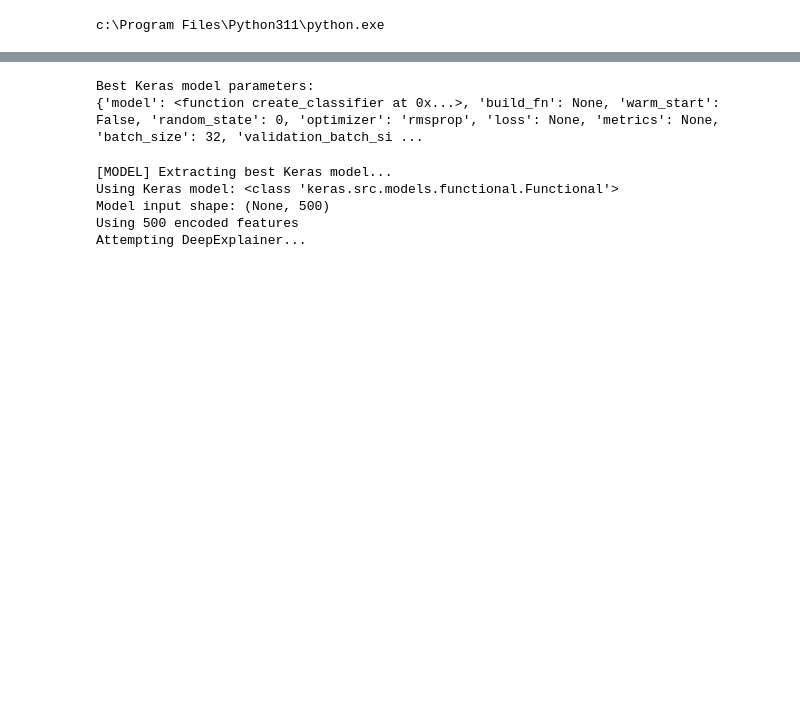
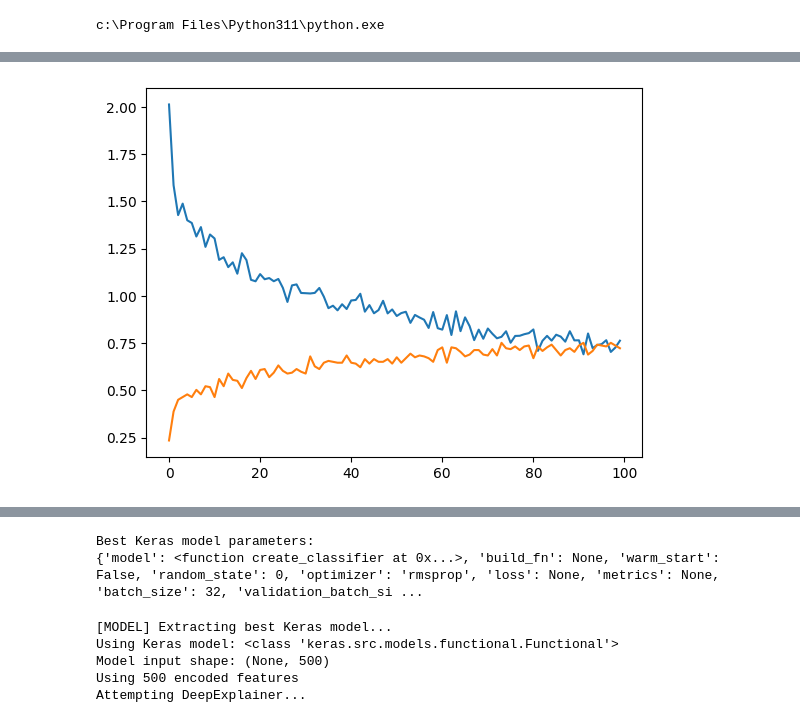
Before and after one commit to Alvinator24/BioinfoThesis, a Jupyter notebook: NeuralNetworks/Norway_NN_RandomSearch_AE.ipynb, the cells around one changed output, grey strips where cells are left out. Cells and saved outputs as stored; diff of their text form; code cells hidden in the pictures; blank space fills up the shorter version.

```diff
--- a/NeuralNetworks/Norway_NN_RandomSearch_AE.ipynb
+++ b/NeuralNetworks/Norway_NN_RandomSearch_AE.ipynb
@@ -41,13 +41,6 @@ y_train_enc = le.fit_transform(y_train)
 y_test_enc = le.transform(y_test)
 n_classes = len(le.classes_)
 
-
-# One-hot encode labels
-y_train_oh = to_categorical(y_train_enc, num_classes=n_classes)
-y_test_oh = to_categorical(y_test_enc, num_classes=n_classes)
-
-input_dim = X_train.shape[1]
-
 # -------------------------------
 # AUTOENCODER (fixed)
 # -------------------------------
@@ -75,7 +68,7 @@ def build_autoencoder(input_dim, encoding_dim=500, hidden_dim1=5000, hidden_dim2
     encoder = Model(inputs=inp, outputs=encoded)
     return autoencoder, encoder
 
-autoencoder, encoder = build_autoencoder(input_dim)
+autoencoder, encoder = build_autoencoder(X_train.shape[1])
 autoencoder.fit(X_train, X_train, epochs=100, batch_size=32, verbose=1, shuffle=True)
 
 # Encode features
@@ -104,36 +97,35 @@ from tensorflow.keras.models import Model
 from tensorflow.keras.layers import Dense, Dropout, Input, BatchNormalization, ReLU, LeakyReLU
 from tensorflow.keras.callbacks import EarlyStopping
 from tensorflow.keras.utils import to_categorical
-from tensorflow.keras import regularizers
 from tensorflow.keras.optimizers import Adam
 from scikeras.wrappers import KerasClassifier
+from sklearn.model_selection import StratifiedKFold
+import joblib
+import tensorflow as tf
 
+class HistoryLogger(tf.keras.callbacks.Callback):
+    def on_train_end(self, logs=None):
+        # This will stay attached to the model after RandomizedSearchCV finishes
+        self.model.final_history = self.model.history.history
+# -------------------------------
+# CLASSIFIER
+# -------------------------------
 
 def create_classifier(hidden_dim=200, dropout_rate1=0.2, dropout_rate2=0.3,
-                      learning_rate=2e-5, activation='relu', regularization=None):
+                      learning_rate=2e-5, activation='relu'):
     inp = Input(shape=(X_train_encoded.shape[1],))
     x = BatchNormalization()(inp)
     x = Dropout(dropout_rate1, seed=seed)(x)
 
-    # Choose regularization
-    if regularization == 'l1':
-        reg = regularizers.l1(1e-14)
-    elif regularization == 'l2':
-        reg = regularizers.l2(1e-14)
-    elif regularization == 'l1_l2':
-        reg = regularizers.l1_l2(1e-14, 1e-14)
-    else:
-        reg = None
-
     # Activation
     if activation == 'leakyrelu':
-        x = Dense(hidden_dim, kernel_regularizer=reg)(x)
+        x = Dense(hidden_dim)(x)
         x = LeakyReLU(negative_slope=0.01)(x)
     elif activation == 'relu':
-        x = Dense(hidden_dim, kernel_regularizer=reg)(x)
+        x = Dense(hidden_dim)(x)
         x = ReLU()(x)
     else:
-        x = Dense(hidden_dim, activation='tanh', kernel_regularizer=reg)(x)
+        x = Dense(hidden_dim, activation='tanh')(x)
 
     x = BatchNormalization()(x)
     x = Dropout(dropout_rate2, seed=seed)(x)
@@ -149,7 +141,10 @@ clf = KerasClassifier(
     model=create_classifier,
     epochs=100,
     verbose=0,
+    loss='sparse_categorical_crossentropy',
     random_state=seed,
+    callbacks=[EarlyStopping(monitor='loss', patience=10, restore_best_weights=True), HistoryLogger()]
+
 )
 
 # -------------------------------
@@ -161,45 +156,73 @@ param_dist = {
     'model__dropout_rate2': [0.1, 0.2, 0.3, 0.4, 0.5],
     'model__learning_rate': [0.01, 0.002, 0.001, 0.0001],
     'model__activation': ['relu', 'tanh', 'leakyrelu'],
-    'model__regularization': [None, 'l1', 'l2', 'l1_l2'],
     'batch_size': [16, 32, 64],
 }
+
+cv_strat = StratifiedKFold(n_splits=5, shuffle=True, random_state=seed)
 
 random_search = RandomizedSearchCV(
     clf,
     param_distributions=param_dist,
     n_iter=50,
     scoring='f1_weighted',
-    cv=2,
+    cv=cv_strat,
+    n_jobs=1,
     random_state=seed,
-    verbose=2
+    return_train_score=True,
+    verbose=3
 )
 
 start = time.time()
-random_search.fit(X_train_encoded, y_train)
+random_search.fit(X_train_encoded, y_train_enc)
 end = time.time()
 print(f"RandomizedSearchCV completed in {(end-start)/60:.2f} minutes")
 
 # -------------------------------
 # EVALUATION
 # -------------------------------
+# Test on held-out test set
+test_acc = random_search.score(X_test_encoded, y_test_enc)
+print(f"Test set Score: {test_acc:.4f}")
+
 best_model = random_search.best_estimator_
+final_history = best_model.model_.final_history
 
-y_pred_probs = best_model.predict(X_test_encoded)
-y_pred_classes = np.argmax(y_pred_probs, axis=1)
-# -------------------------------
-# CLASSIFICATION REPORT
-# -------------------------------
-print("\nClassification Report (Fixed Classifier):")
+
+joblib.dump(best_model, "NN_Norway_RS_AE_bestmodel.pkl")
+print("Best estimator saved to 'NN_Norway_RS_AE_bestmodel.pkl'")
+
+plt.plot(final_history['loss'], label='Loss')
+plt.plot(final_history['accuracy'], label='Accuracy')
+plt.show()
+
+# Predict class labels
+y_pred_classes = best_model.predict(X_test_encoded)
+
+print("\nClassification Report:")
 print(classification_report(y_test_enc, y_pred_classes, target_names=le.classes_))
 
+# Confusion matrix
 cm = confusion_matrix(y_test_enc, y_pred_classes)
 plt.figure(figsize=(10, 8))
-sns.heatmap(cm, annot=True, fmt='d', cmap='Blues',
-            xticklabels=le.classes_, yticklabels=le.classes_)
+sns.heatmap(cm, annot=True, fmt='d', cmap='Blues', xticklabels=le.classes_, yticklabels=le.classes_)
 plt.xlabel('Predicted')
 plt.ylabel('True')
-plt.title('Confusion Matrix - RandomizedSearchCV Best Model')
+plt.title('Confusion Matrix - NN-Norway-RS-AE')
 plt.tight_layout()
 plt.show()
+
+# Create results dataframe
+results_df = pd.DataFrame(random_search.cv_results_)
+results_df = results_df.sort_values('rank_test_score')
+
+# Show top 10 configurations
+print("\n" + "="*80)
+print("TOP 10 CONFIGURATIONS:")
+print("="*80)
+top_10 = results_df[['params', 'mean_test_score', 'std_test_score', 'rank_test_score']].head(10)
+for idx, row in top_10.iterrows():
+    print(f"\nRank {int(row['rank_test_score'])}:")
+    print(f"  Score: {row['mean_test_score']:.4f} (+/- {row['std_test_score']:.4f})")
+    print(f"  Parameters: {row['params']}")
 # %% [output]
@@ -222,0 +246 @@ RandomizedSearchCV completed in 8.75 minutes
+[figure, added]
```
Also changed, not shown: parts of 3 cells of this notebook, 10 other files.
